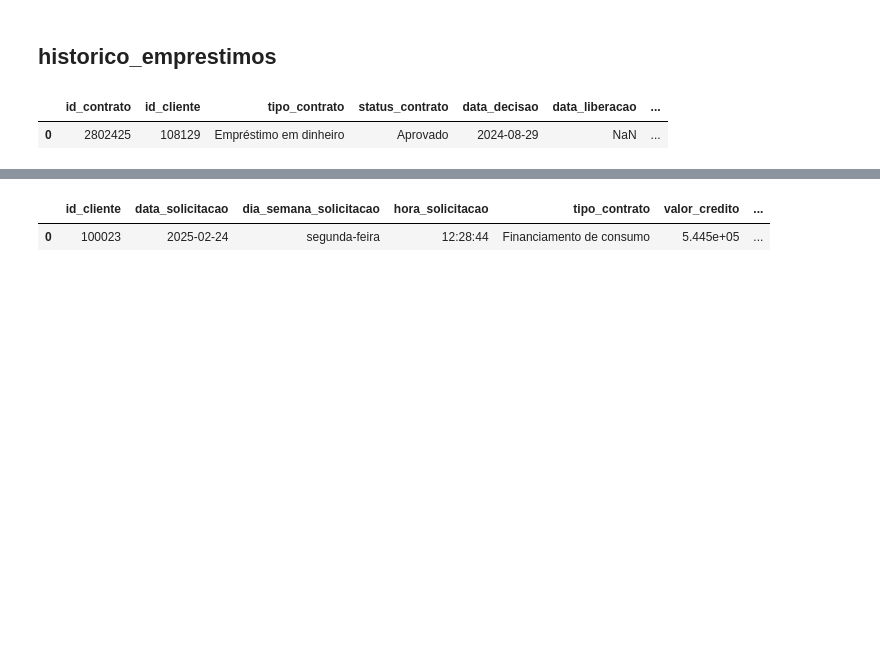
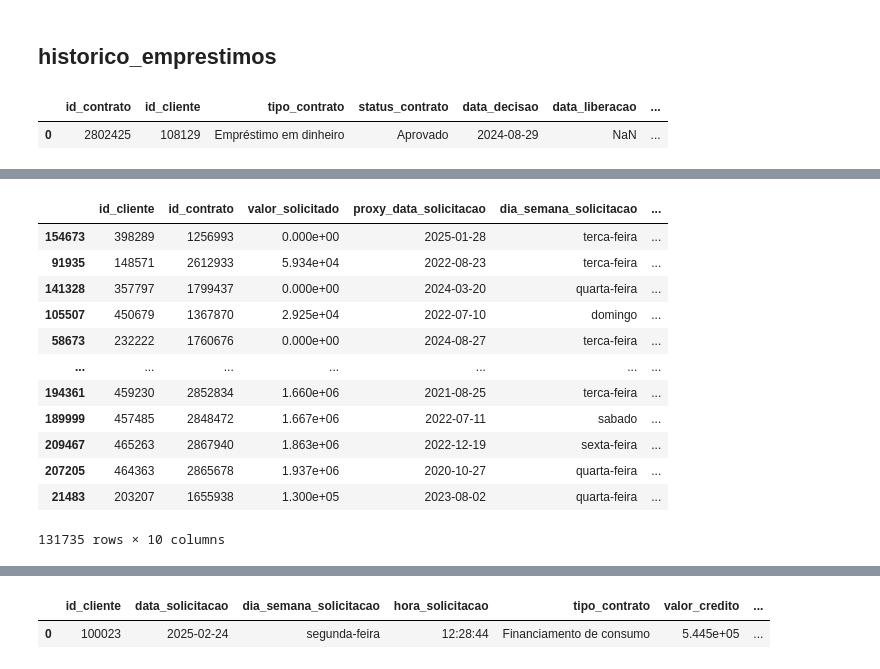
Before and after one commit to jopelmds/Case-credito-inadimplencia-wecogno, a Jupyter notebook: notebooks/1_dataprep.ipynb, the cells around one changed output, grey strips where cells are left out. Saved outputs shown, nothing was run; the diff lists cells and outputs as text; code cells hidden in the pictures; blank space fills up the shorter version.

```diff
--- a/notebooks/1_dataprep.ipynb
+++ b/notebooks/1_dataprep.ipynb
@@ -419 +344,18 @@ hist_emp['percentual_entrada'] = hist_emp.percentual_entrada.fillna(0)
+# %%
+## 50000 dados de valor_parcela faltantes
+df_emp.sort_values(by="valor_parcela", ascending=True)
+# %% [output]
+|  | id_cliente | id_contrato | valor_solicitado | proxy_data_solicitacao | dia_semana_solicitacao | ... |
+| 154673 | 398289 | 1256993 | 0.000e+00 | 2025-01-28 | terca-feira | ... |
+| 91935 | 148571 | 2612933 | 5.934e+04 | 2022-08-23 | terca-feira | ... |
+| 141328 | 357797 | 1799437 | 0.000e+00 | 2024-03-20 | quarta-feira | ... |
+| 105507 | 450679 | 1367870 | 2.925e+04 | 2022-07-10 | domingo | ... |
+| 58673 | 232222 | 1760676 | 0.000e+00 | 2024-08-27 | terca-feira | ... |
+| ... | ... | ... | ... | ... | ... | ... |
+| 194361 | 459230 | 2852834 | 1.660e+06 | 2021-08-25 | terca-feira | ... |
+| 189999 | 457485 | 2848472 | 1.667e+06 | 2022-07-11 | sabado | ... |
+| 209467 | 465263 | 2867940 | 1.863e+06 | 2022-12-19 | sexta-feira | ... |
+| 207205 | 464363 | 2865678 | 1.937e+06 | 2020-10-27 | quarta-feira | ... |
+| 21483 | 203207 | 1655938 | 1.300e+05 | 2023-08-02 | quarta-feira | ... |
+131735 rows × 10 columns
 # %%
```
Also changed, not shown: parts of 47 cells of this notebook, 1 other file.
